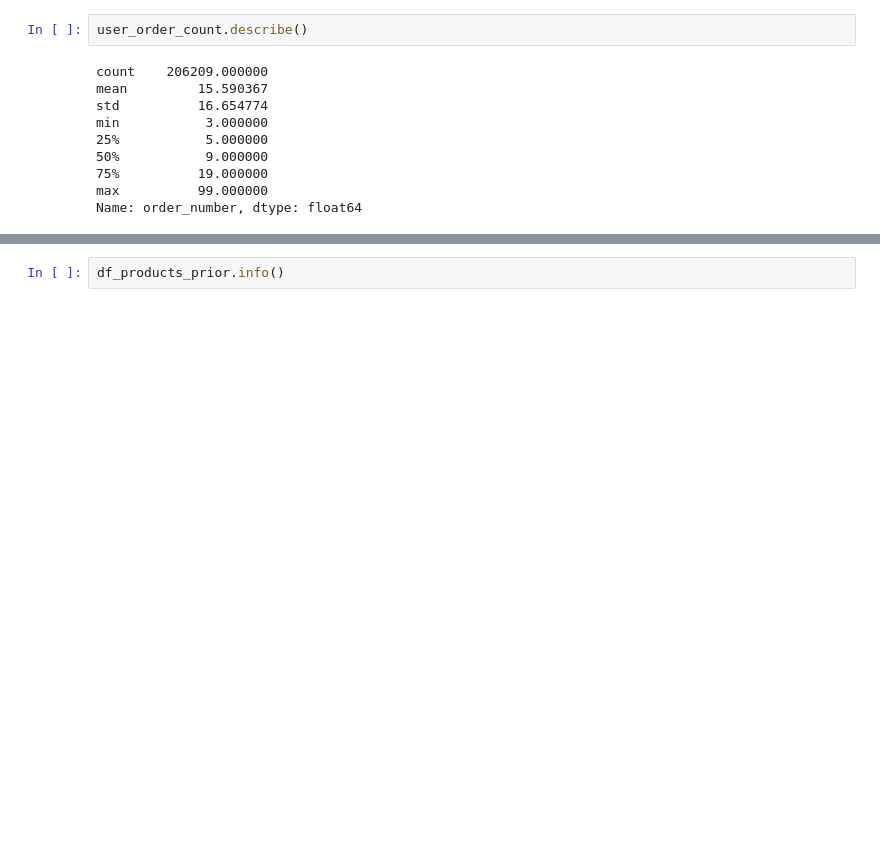
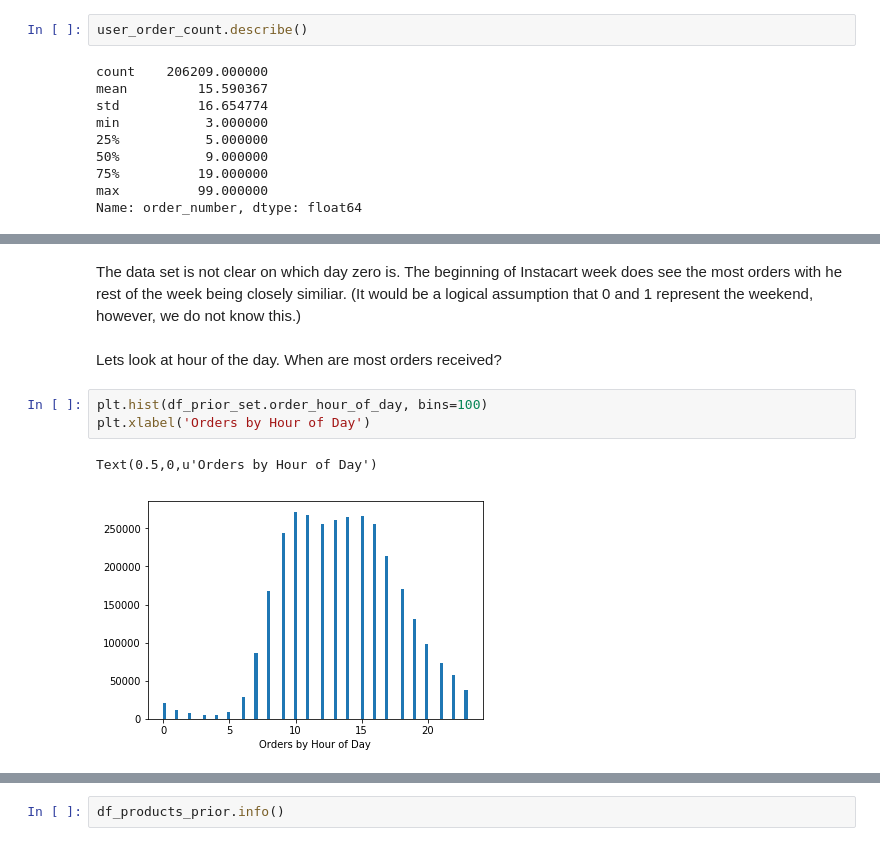
Before and after one commit to lbjennings/Springboard, a Jupyter notebook: Springboard/Capstone Project 1/Capstone_EDA.ipynb, the cells around one changed output, grey strips where cells are left out. Drawn from its saved outputs; the diff is of its cells as text; blank space fills up the shorter version.

```diff
--- a/Springboard/Capstone Project 1/Capstone_EDA.ipynb
+++ b/Springboard/Capstone Project 1/Capstone_EDA.ipynb
@@ -177,0 +202,12 @@ Name: order_number, dtype: float64
+# %% [markdown]
+The data set is not clear on which day zero is. The beginning of Instacart week does see the most
+orders with he rest of the week being closely similiar. (It would be a logical assumption that 0
+and 1 represent the weekend, however, we do not know this.)
+# %% [markdown]
+Lets look at hour of the day. When are most orders received?
+# %%
+plt.hist(df_prior_set.order_hour_of_day, bins=100)
+plt.xlabel('Orders by Hour of Day')
+# %% [output]
+Text(0.5,0,u'Orders by Hour of Day')
+[figure, added]
```
Also changed, not shown: parts of 31 cells of this notebook.
